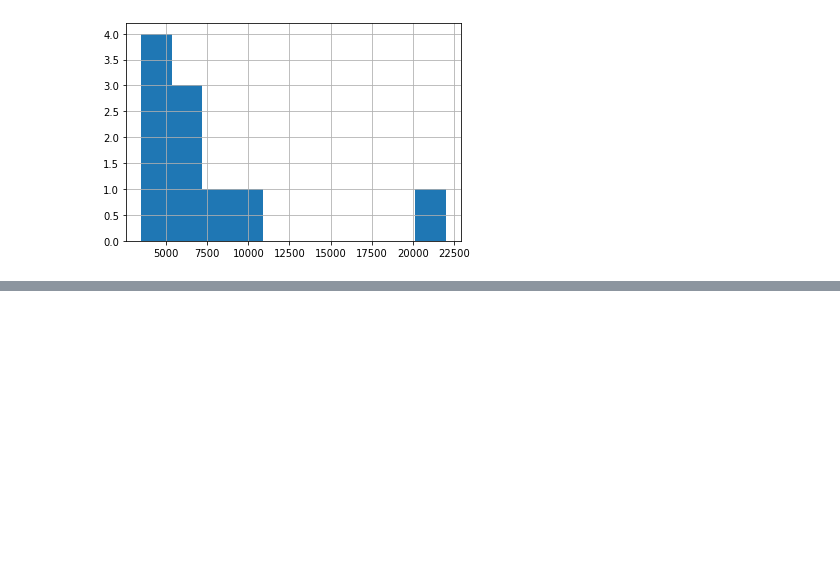
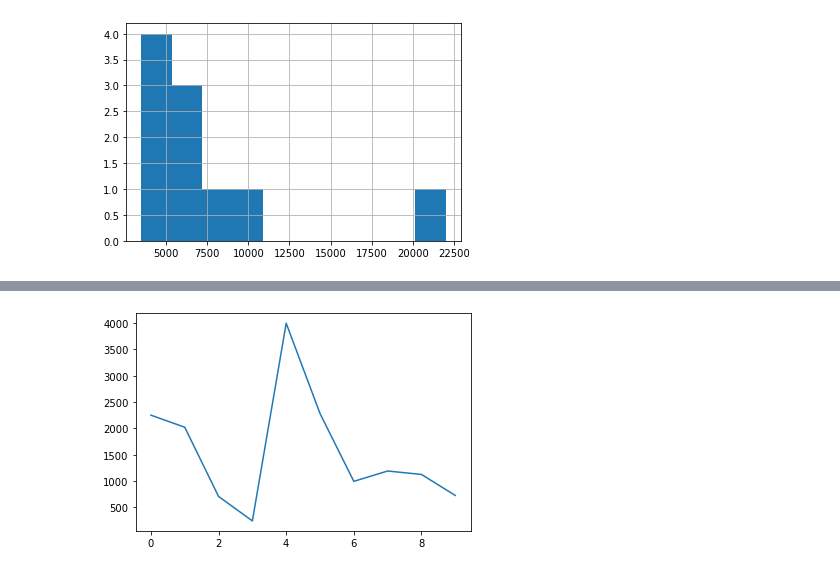
Before and after one commit to edwardsmoses/first-machine-learning-project, a Jupyter notebook: learningPandas.ipynb, the cells around one changed output, grey strips where cells are left out. Drawn from its saved outputs; the diff is of its cells as text; code cells hidden in the pictures; blank space fills up the shorter version.

```diff
--- a/learningPandas.ipynb
+++ b/learningPandas.ipynb
@@ -701,0 +912,4 @@ pricesInNumbers.hist();
+# %%
+# create a column from a single value
+car_sales["Number of wheels"] = 4;
+print(car_sales);
@@ -701,0 +934,3 @@ pricesInNumbers.hist();
+# %%
+car_sales["Passed Road Safety"] = True;
+print(car_sales.dtypes);
@@ -701,0 +950,2 @@ pricesInNumbers.hist();
+# %%
+car_sales = car_sales.drop("Total Fuel Used", axis=1);
@@ -701,0 +972,2 @@ pricesInNumbers.hist();
+# %%
+car_sales["Fuel Usage per seat"] = car_sales["Total Fuel Used (L)"] / car_sales.Seats;
@@ -701,0 +994,4 @@ pricesInNumbers.hist();
+# %%
+car_sales["Fuel Usage per seat"].plot();
+# %% [output]
+[figure, added]
```
Also changed, not shown: parts of 32 cells of this notebook, 1 other file.
